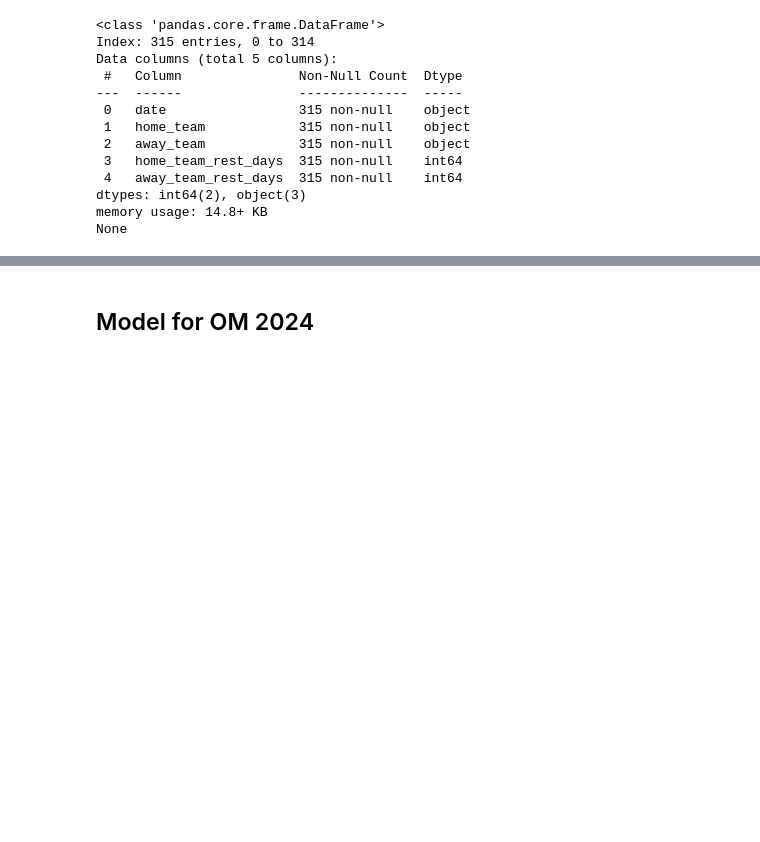
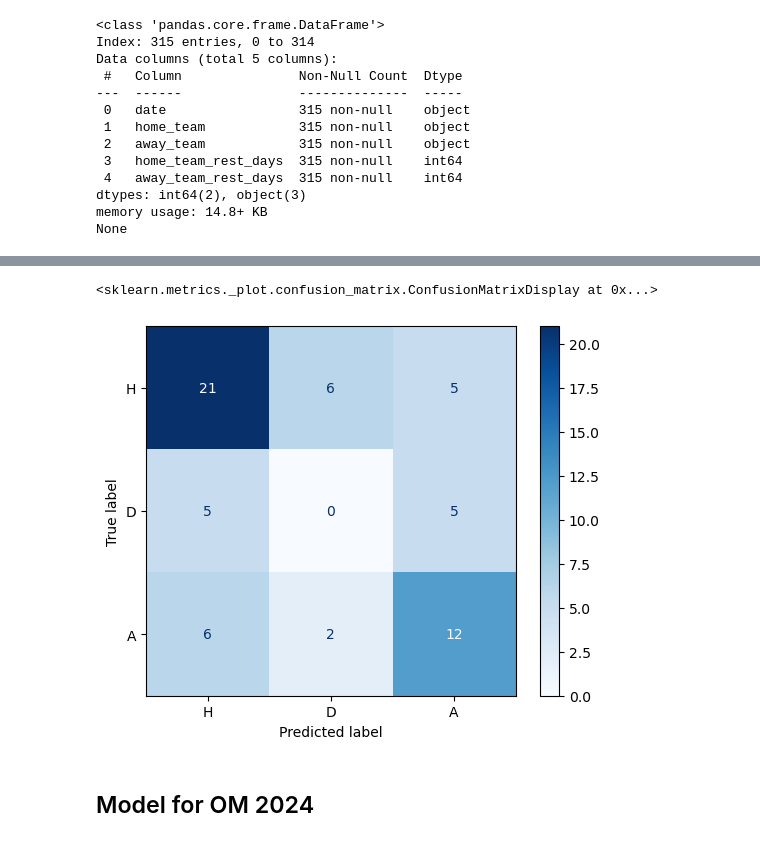
Before and after one commit to oliversmith13/Marseille_wins, a Jupyter notebook: main_notebook_Oli.ipynb, the cells around one changed output, grey strips where cells are left out. Drawn from its saved outputs; the diff is of its cells as text; code cells hidden in the pictures; blank space fills up the shorter version.

```diff
--- a/main_notebook_Oli.ipynb
+++ b/main_notebook_Oli.ipynb
@@ -372,0 +459,29 @@ df_2024.sample(13)
+# %%
+import xgboost as xgb
+from sklearn.model_selection import train_test_split
+from sklearn.metrics import log_loss, accuracy_score
+
+X = X_all_teams[['Elo_Home', 'Elo_Away', 'Diff_Elo',
+        'current_form_Home', 'current_form_Away',
+        'home_team_rest_days', 'away_team_rest_days']]
+y = X_all_teams["result_encoded"]
+
+X_train, X_test, y_train, y_test = train_test_split(
+    X, y, test_size=0.2, shuffle=False
+)
+# %%
+model = xgb.XGBClassifier(
+    objective="multi:softprob",
+    num_class=3,
+    eval_metric="mlogloss",  # multiclass log loss
+    learning_rate=0.05,
+    n_estimators=500,
+    max_depth=5,
+    subsample=0.8,
+    colsample_bytree=0.8,
+    seed=42,
+    use_label_encoder=False
+)
+# %%
+model.fit(X_train, y_train)
+print("Training completed")
@@ -373,3 +504,19 @@ df_2024.sample(13)
+# %%
+from sklearn.metrics import confusion_matrix, ConfusionMatrixDisplay
+
+# Predict the class labels
+y_pred = model.predict(X_test)
+
+# Compute the confusion matrix
+cm = confusion_matrix(y_test, y_pred)
+
+# Display it
+disp = ConfusionMatrixDisplay(confusion_matrix=cm,
+                              display_labels=["H", "D", "A"])
+disp.plot(cmap="Blues")
+# %% [output]
+<sklearn.metrics._plot.confusion_matrix.ConfusionMatrixDisplay at 0x...>
+[figure, added]
 # %% [markdown]
 ## Model for OM 2024
 # %% [markdown]
```
Also changed, not shown: parts of 14 cells of this notebook.
